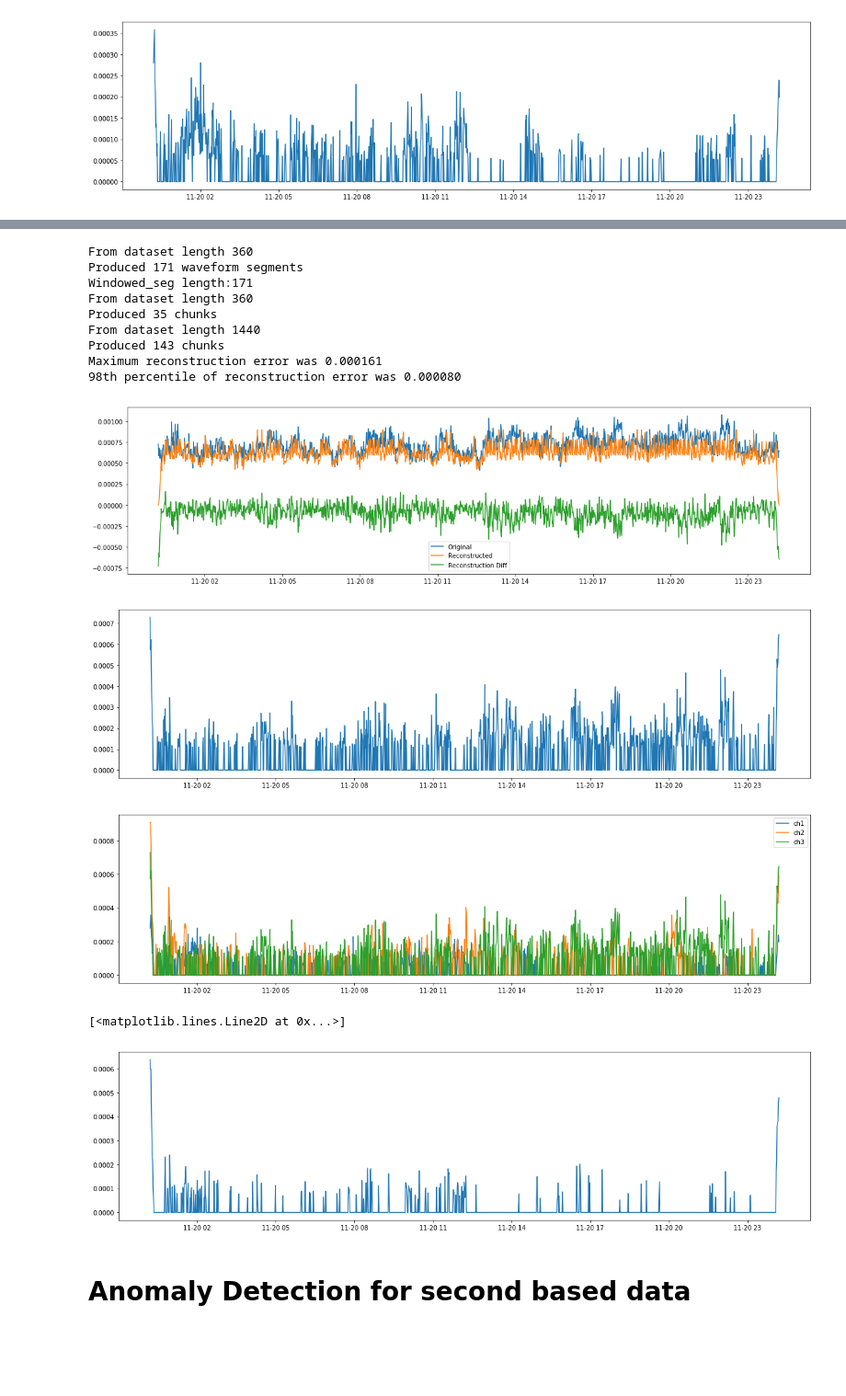
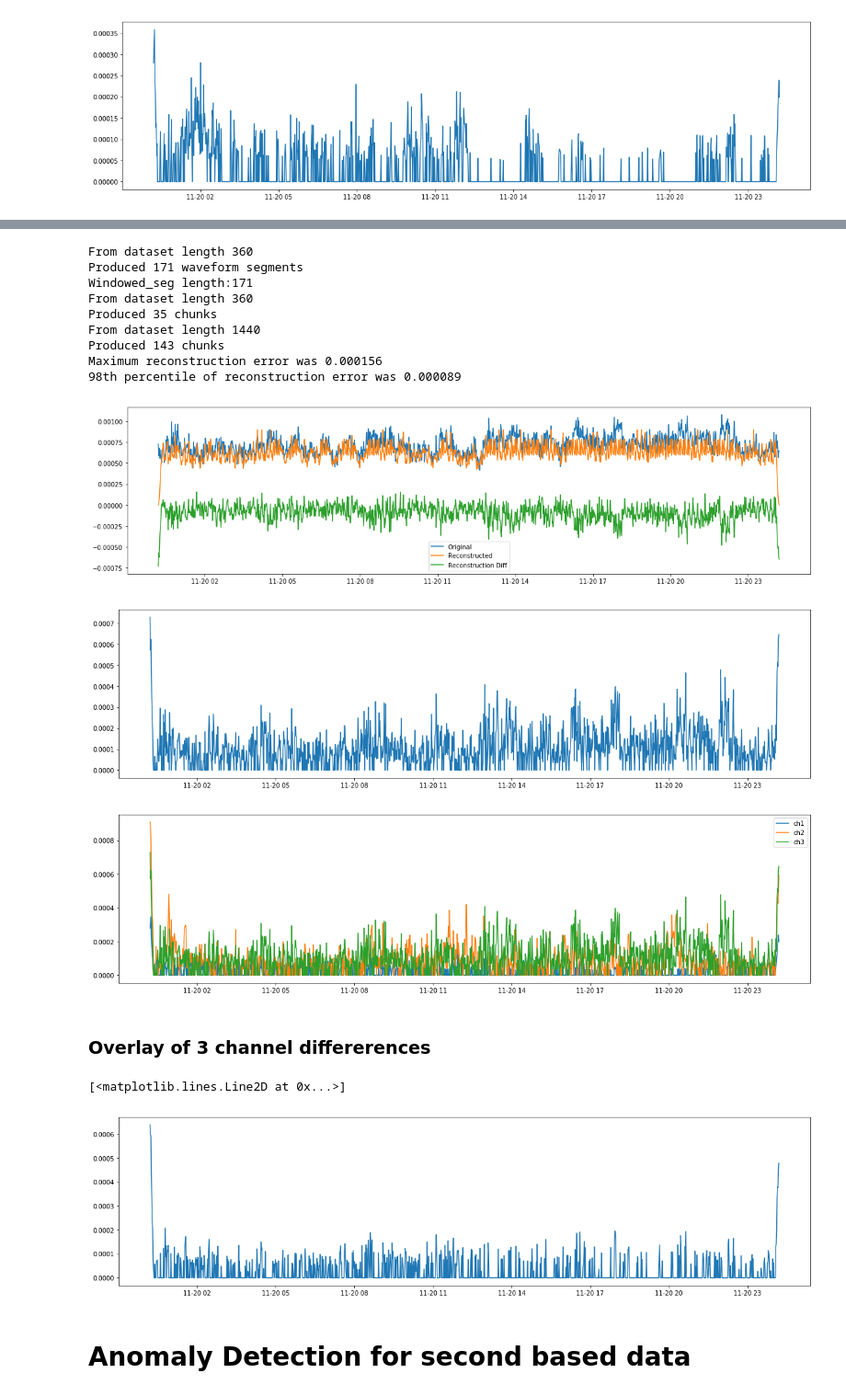
Before and after one commit to xw0078/ub_fall17_seb, a Jupyter notebook: Dataset Overview and Anomaly Detection.ipynb, the cells around one changed output, grey strips where cells are left out. Shown at 92% size. Cells and saved outputs as stored; diff of their text form; code cells hidden in the pictures; blank space fills up the shorter version.

```diff
--- a/Dataset Overview and Anomaly Detection.ipynb
+++ b/Dataset Overview and Anomaly Detection.ipynb
@@ -420,0 +420,5 @@ r_ch1 = filtered
+# %%
+import my_anomaly
+df = np.copy(df_base_1m['1W-2_12'])
+df_a = np.copy(df_nov20_1m["1W-2_12"])
+r_ch1 = my_anomaly.my_anomaly(df, df_a,df_nov20_1m["Timestamp"], 0.00003,20,2,1440,50)
@@ -421,7 +437,7 @@ r_ch1 = filtered
 # %%
 df = np.copy(df_base_1m['1W-2_03'])
 df_a = np.copy(df_nov20_1m["1W-2_03"])
-r_ch2 = my_anomaly.my_anomaly(df, df_a,df_nov20_1m["Timestamp"], 0.0001,20,2,1440,50)
+r_ch2 = my_anomaly.my_anomaly(df, df_a,df_nov20_1m["Timestamp"], 0.00003,20,2,1440,50)
 # %% [output]
 From dataset length 360
 Produced 171 waveform segments
@@ -437,7 +453,7 @@ Maximum reconstruction error was 0.000297
 # %%
 df = np.copy(df_base_1m['1W-2_15'])
 df_a = np.copy(df_nov20_1m["1W-2_15"])
-r_ch3 = my_anomaly.my_anomaly(df, df_a,df_nov20_1m["Timestamp"], 0.0001,20,2,1440,50)
+r_ch3 = my_anomaly.my_anomaly(df, df_a,df_nov20_1m["Timestamp"], 0.00003,20,2,1440,50)
 # %% [output]
 From dataset length 360
 Produced 171 waveform segments
@@ -446,10 +462,10 @@ From dataset length 360
 Produced 35 chunks
 From dataset length 1440
 Produced 143 chunks
-Maximum reconstruction error was 0.000161
-98th percentile of reconstruction error was 0.000080
+Maximum reconstruction error was 0.000156
+98th percentile of reconstruction error was 0.000089
-[figure, old version]
+[figure, new version]
-[figure, old version]
+[figure, new version]
 # %%
 plt.figure(figsize=(20, 5))
 plt.plot(df_nov20_1m["Timestamp"][0:n_plot_samples],r_ch1[0:n_plot_samples], label="ch1")
@@ -458,21 +474,23 @@ plt.plot(df_nov20_1m["Timestamp"][0:n_plot_samples],r_ch3[0:n_plot_samples], lab
 plt.legend()
 plt.show()
 # %% [output]
-[figure, old version]
+[figure, new version]
+# %% [markdown]
+### Overlay of 3 channel differerences
 # %%
-overlay = []
+overlay_m = []
 for i in range(0,1440):
-    if  r_ch1[i] > 0 and r_ch2[i] > 0 and r_ch1[3] > 0:
+    if  r_ch1[i] > 0 and r_ch2[i] > 0 and r_ch3[3] > 0:
         mean = (r_ch1[i] + r_ch2[i] +r_ch3[i])/3
-        overlay.append(mean)
+        overlay_m.append(mean)
     else:
-        overlay.append(0)
+        overlay_m.append(0)
 plt.figure(figsize=(20, 5))
 ax = plt.axes()
-plt.plot(df_nov20_1m["Timestamp"][0:n_plot_samples],overlay[0:n_plot_samples], label="overlay")
+plt.plot(df_nov20_1m["Timestamp"][0:1440],overlay_m[0:1440], label="overlay")
 # %% [output]
 [<matplotlib.lines.Line2D at 0x...>]
-[figure, old version]
+[figure, new version]
 # %% [markdown]
 # Anomaly Detection for second based data
 # %%
```
Also changed, not shown: parts of 24 cells of this notebook, 4 other files.
